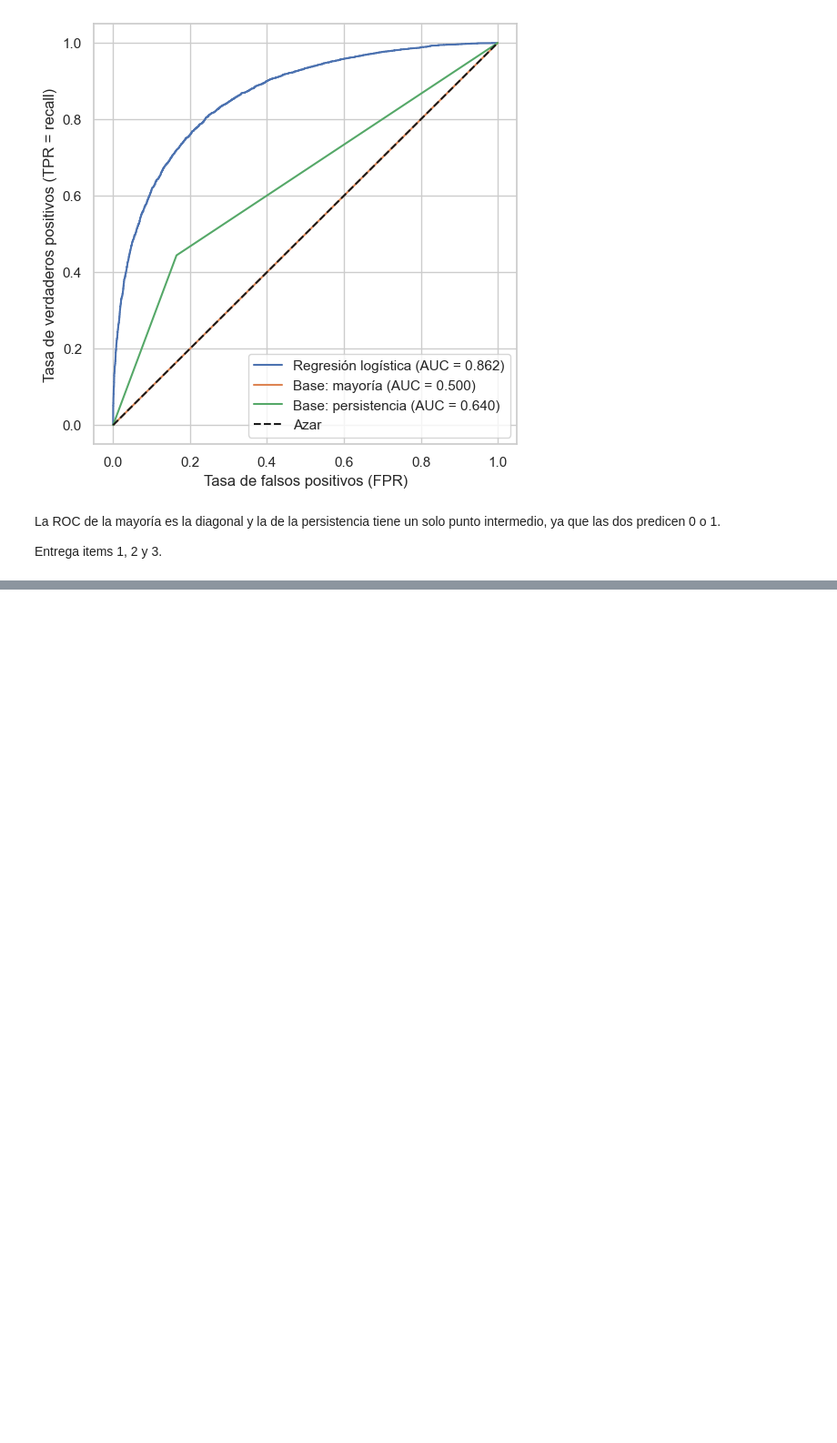
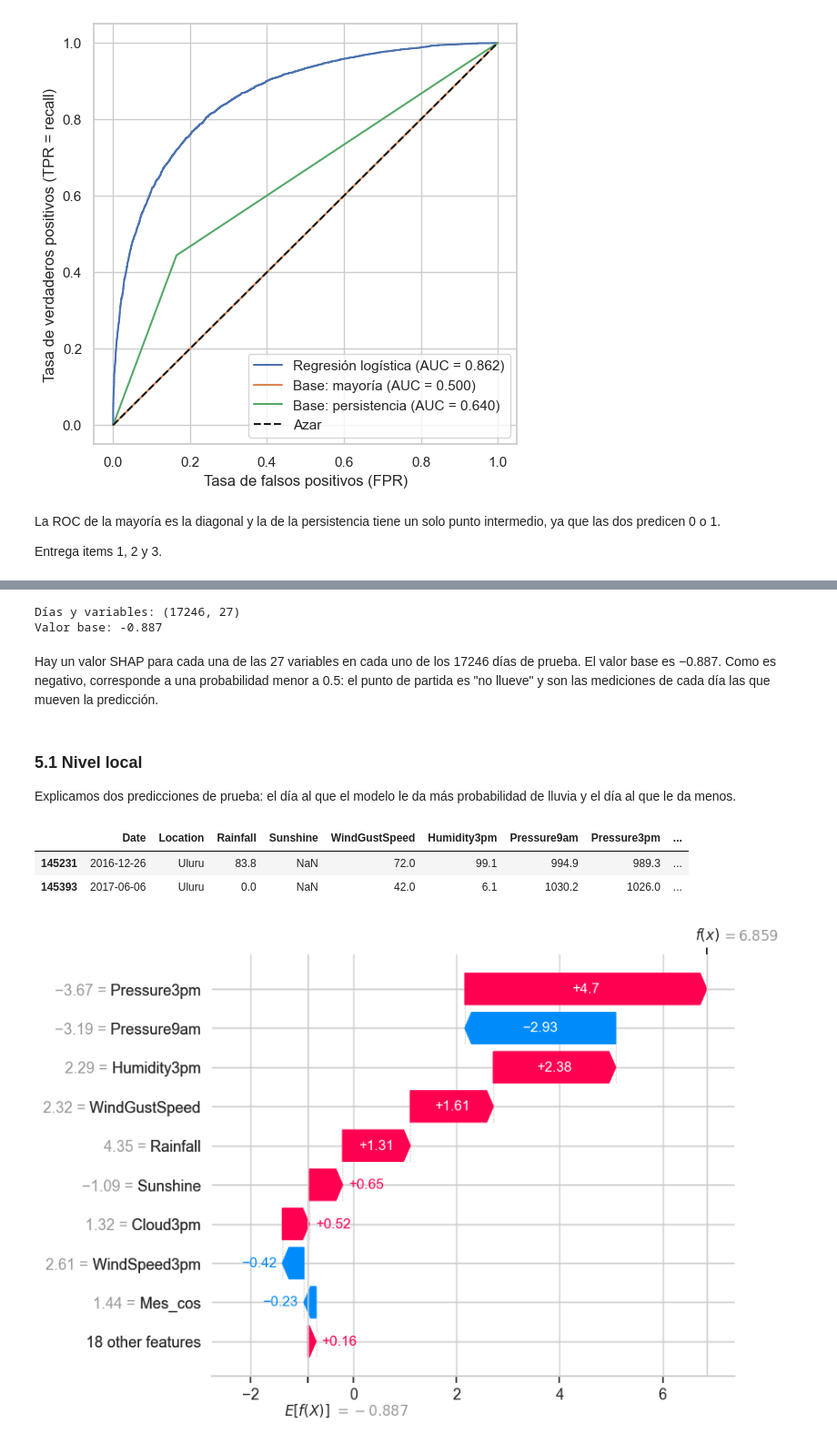
Before and after one commit to ismadarruiz-atr/TP_AA1_Calabozo_Darruiz_DiCarlo_Giuntoli, a Jupyter notebook: TP_2/TP-clasificacion-AA1.ipynb, the cells around one changed output, grey strips where cells are left out. Shown at 91% size. Saved outputs shown, nothing was run; the diff lists cells and outputs as text; code cells hidden in the pictures; blank space fills up the shorter version.

Commit message:
hasta acá la entrega 4-5-6

```diff
--- a/TP_2/TP-clasificacion-AA1.ipynb
+++ b/TP_2/TP-clasificacion-AA1.ipynb
@@ -1058,0 +1242,22 @@ Entrega items 1, 2 y 3.
+# %%
+# Modelo con los mejores hiperparámetros, entrenado con todo el entrenamiento
+modelo_optuna = LogisticRegression(**estudio.best_params, solver='saga', max_iter=1000, class_weight='balanced',
+                                   random_state=SEMILLA)
+modelo_optuna.fit(X_train_prep, y_train)
+prob_val_optuna = modelo_optuna.predict_proba(X_val_prep)[:, 1]
+prob_test_optuna = modelo_optuna.predict_proba(X_test_prep)[:, 1]
+
+# Su umbral se elige en validación, igual que en el ítem 2
+umbral_optuna, recall_val_optuna = elegir_umbral(y_val, prob_val_optuna)
+print('Umbral elegido:', umbral_optuna)
+
+# Recall en los folds y métricas en validación y en prueba de los dos modelos
+recalls_optuna = recall_por_fold(LogisticRegression(**estudio.best_params, solver='saga', max_iter=1000,
+                                                    class_weight='balanced', random_state=SEMILLA))
+display(pd.DataFrame({'Recall medio en los folds': [recalls_item2.mean(), recalls_optuna.mean()],
+                      'Desvío entre folds': [recalls_item2.std(), recalls_optuna.std()]},
+                     index=['Ítem 2', 'Optuna']).round(4))
+pd.DataFrame({'Ítem 2, validación': metricas(y_val, prob_val, umbral),
+              'Optuna, validación': metricas(y_val, prob_val_optuna, umbral_optuna),
+              'Ítem 2, prueba': metricas(y_test, prob_test, umbral),
+              'Optuna, prueba': metricas(y_test, prob_test_optuna, umbral_optuna)}).T.round(4)
@@ -1058,0 +1292,41 @@ Entrega items 1, 2 y 3.
+# %%
+import shap
+
+# Explicador para modelos lineales, con el entrenamiento como referencia, y valores SHAP de cada día de prueba
+explicador = shap.LinearExplainer(modelo, X_train_prep)
+valores_shap = explicador(X_test_prep)
+
+# Nombres sin el prefijo del preprocesador y datos con dos decimales, para que los gráficos se lean mejor
+valores_shap.feature_names = [columna.split('__')[1] for columna in X_test_prep.columns]
+valores_shap.data = valores_shap.data.round(2)
+
+print('Días y variables:', valores_shap.shape)
+print(f'Valor base: {explicador.expected_value:.3f}')
+# %% [output]
+Días y variables: (17246, 27)
+Valor base: -0.887
+# %% [markdown]
+Hay un valor SHAP para cada una de las 27 variables en cada uno de los 17246 días de prueba. El valor base es −0.887.
+Como es negativo, corresponde a una probabilidad menor a 0.5: el punto de partida es "no llueve" y son las mediciones
+de cada día las que mueven la predicción.
+# %% [markdown]
+### 5.1 Nivel local
+
+Explicamos dos predicciones de prueba: el día al que el modelo le da más probabilidad de lluvia y el día al que le da
+menos.
+# %%
+# Los dos días, con algunas de sus mediciones originales y lo que pasó al día siguiente
+dia_mas = prob_test.argmax()
+dia_menos = prob_test.argmin()
+columnas = ['Date', 'Location', 'Rainfall', 'Sunshine', 'WindGustSpeed', 'Humidity3pm', 'Pressure9am', 'Pressure3pm',
+            'RainTomorrow']
+prueba.iloc[[dia_mas, dia_menos]][columnas].assign(Probabilidad=prob_test[[dia_mas, dia_menos]].round(3))
+# %% [output]
+|  | Date | Location | Rainfall | Sunshine | WindGustSpeed | Humidity3pm | Pressure9am | Pressure3pm | ... |
+| 145231 | 2016-12-26 | Uluru | 83.8 | NaN | 72.0 | 99.1 | 994.9 | 989.3 | ... |
+| 145393 | 2017-06-06 | Uluru | 0.0 | NaN | 42.0 | 6.1 | 1030.2 | 1026.0 | ... |
+# %%
+# Gráfico de cascada del día con más probabilidad de lluvia
+shap.plots.waterfall(valores_shap[dia_mas])
+# %% [output]
+[figure, added]
```
Also changed, not shown: parts of 40 cells of this notebook, 3 other files.
